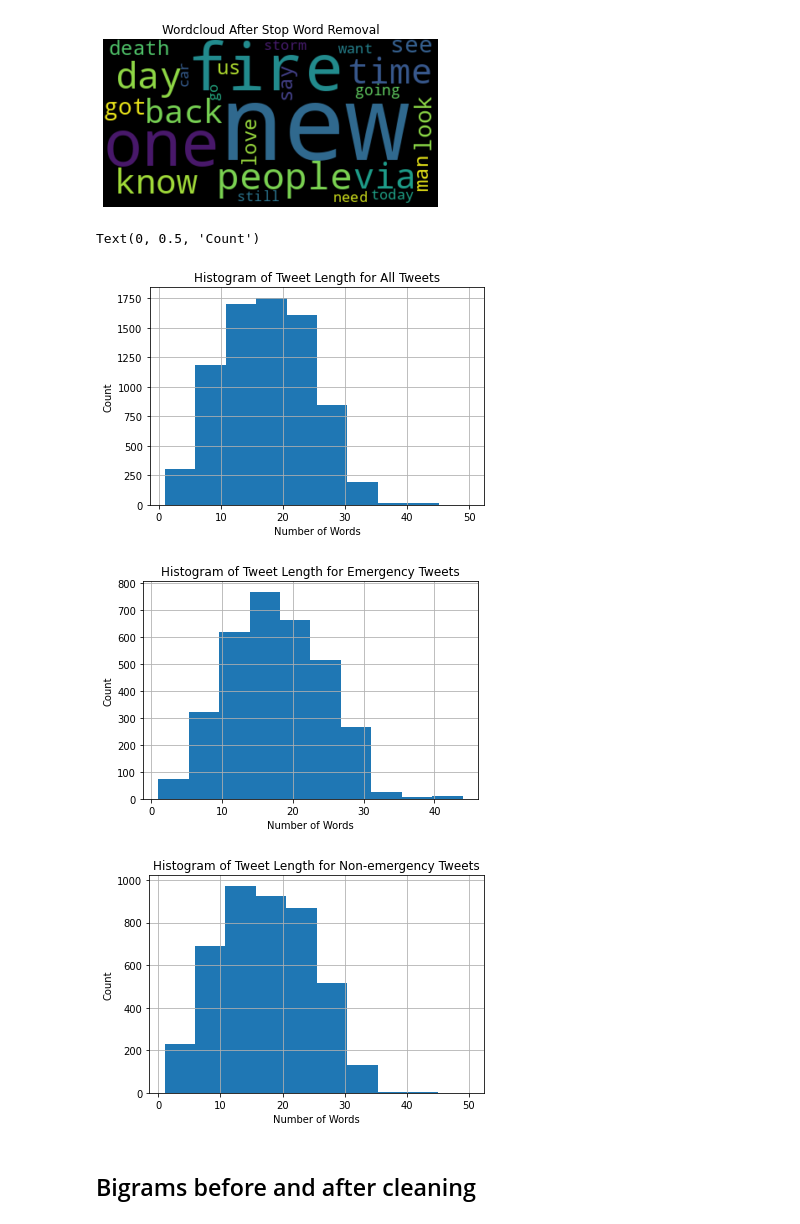
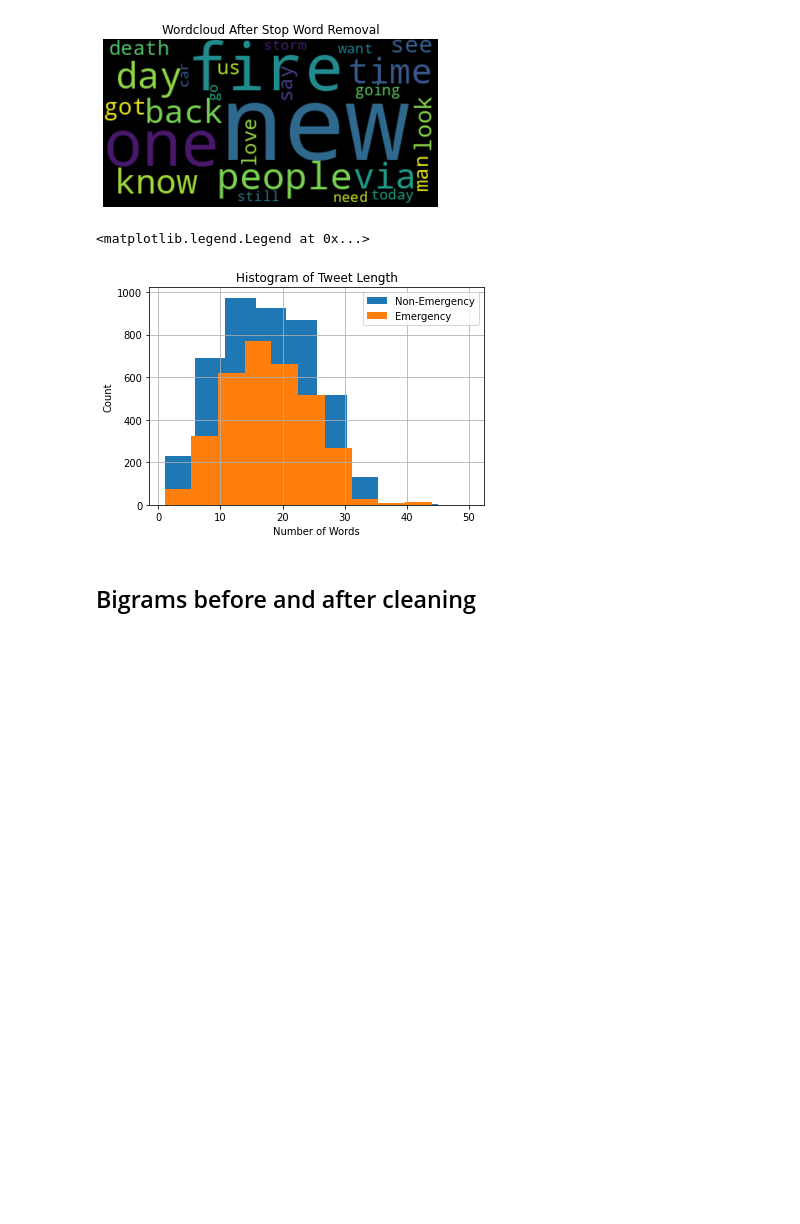
Before and after one commit to christesont/CS4447_FinalProject, a Jupyter notebook: Final_Project.ipynb, the cells around one changed output. Cells and saved outputs as stored; diff of their text form; code cells hidden in the pictures; blank space fills up the shorter version.

```diff
--- a/Final_Project.ipynb
+++ b/Final_Project.ipynb
@@ -169,28 +172,17 @@ plt.show()
 # %%
 # g = sns.catplot(x="target",y="tweet_length",data=traindf)
 %matplotlib inline
-fig, ax = plt.subplots()
-ax= traindf.original_tweet_length.hist()
-ax.set_title('Histogram of Tweet Length for All Tweets')
-ax.set_xlabel('Number of Words')
-ax.set_ylabel('Count')
-
-fig, ax = plt.subplots()
-ax = traindf.original_tweet_length[traindf.target==1].hist()
-ax.set_title('Histogram of Tweet Length for Emergency Tweets')
-ax.set_xlabel('Number of Words')
-ax.set_ylabel('Count')
 
 fig, ax = plt.subplots()
 ax = traindf.original_tweet_length[traindf.target==0].hist()
-ax.set_title('Histogram of Tweet Length for Non-emergency Tweets')
+ax = traindf.original_tweet_length[traindf.target==1].hist()
+ax.set_title('Histogram of Tweet Length')
 ax.set_xlabel('Number of Words')
 ax.set_ylabel('Count')
+ax.legend(['Non-Emergency','Emergency'])
 # %% [output]
-Text(0, 0.5, 'Count')
+<matplotlib.legend.Legend at 0x...>
-[figure, old version]
+[figure, new version]
-[figure, removed]
-[figure, removed]
 # %% [markdown]
 ## Bigrams before and after cleaning
 # %%
```
Also changed, not shown: parts of 4 cells of this notebook.
